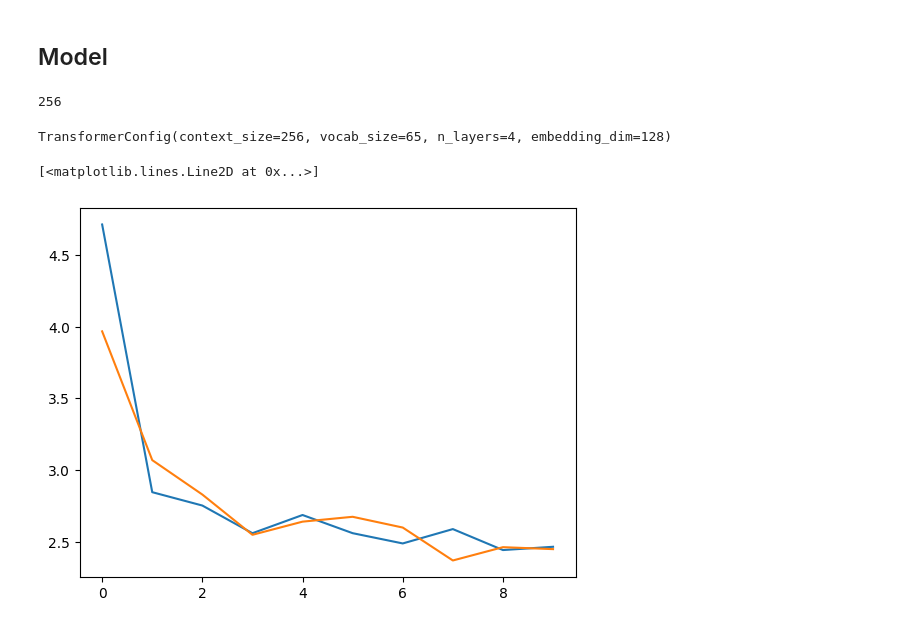
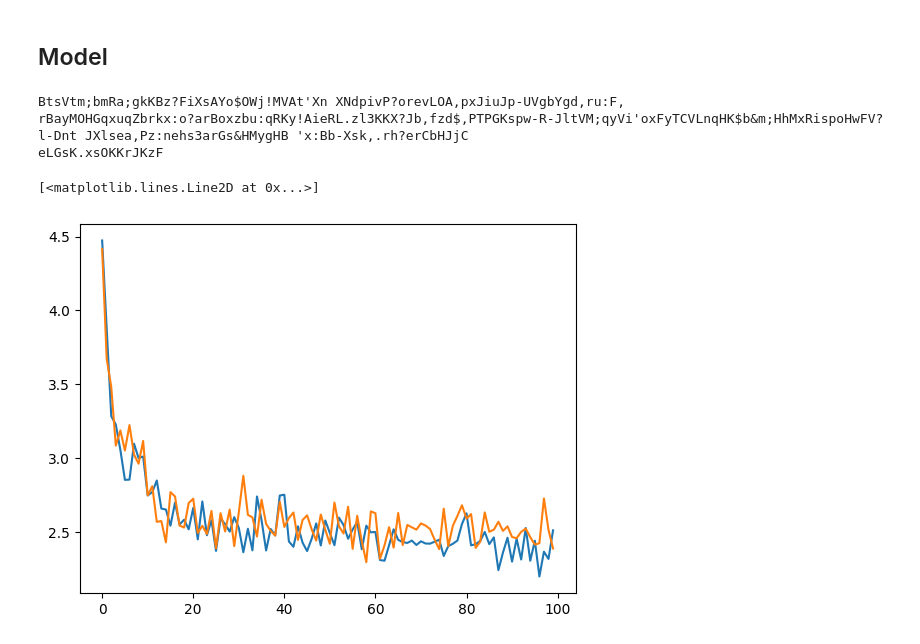
Before and after one commit to holmrenser/deep_learning, a Jupyter notebook: naive_transformer.ipynb, the cells around one changed output. Saved outputs shown, nothing was run; the diff lists cells and outputs as text; code cells hidden in the pictures.

```diff
--- a/naive_transformer.ipynb
+++ b/naive_transformer.ipynb
@@ -110,18 +110,17 @@ class DotProductAttention(nn.Module):
     """"""
     def __init__(self, embedding_dim: int, bias: bool=False):
         super().__init__()
+        self.embedding_dim = embedding_dim
         self.w_k = nn.Linear(in_features=embedding_dim, out_features=embedding_dim, bias=bias)
         self.w_q = nn.Linear(in_features=embedding_dim, out_features=embedding_dim, bias=bias)
         self.w_v = nn.Linear(in_features=embedding_dim, out_features=embedding_dim, bias=bias)
 
     def forward(self, x: torch.tensor) -> torch.tensor:
-        _,embedding_dim = x.size()
-
         k = self.w_k(x)
         q = self.w_q(x)
         v = self.w_v(x)
 
-        attention = (k @ q.T) / math.sqrt(embedding_dim)
+        attention = (k @ q.T) / math.sqrt(self.embedding_dim)
 
         return F.softmax(attention, dim=-1) @ v
 
@@ -158,6 +157,8 @@ class NaiveTransformer(nn.Module):
     """"""
     def __init__(self, context_size: int, vocab_size: int, n_layers: int=4, embedding_dim: int=256):
         super().__init__()
+        self.context_size = context_size
+        self.vocab_size = vocab_size
         self.transformer = nn.Sequential(
             nn.Embedding(num_embeddings=vocab_size, embedding_dim=embedding_dim), # token embedding
             AdditivePositionalEmbedding(context_size, embedding_dim), # position embedding
@@ -170,60 +171,72 @@ class NaiveTransformer(nn.Module):
         loss = None if targets is None else F.cross_entropy(logits, targets)
         return logits, loss
 
-    def generate(self, sample_length: int=256):
-        pass
+    def generate(self, sample_length: int=256) -> list[int]:
+        """Generate sample tokens"""
+        device = next(self.parameters()).device
+        idx = torch.zeros(1, dtype=torch.long, device=device)
+
+        for _ in trange(sample_length):
+            logits,_ = self(idx[-self.context_size:])
+            logits = logits[-1,:]
+
+            probs = F.softmax(logits, dim=-1)
+
+            idx_next = torch.multinomial(probs, num_samples=1)
+            idx = torch.cat([idx, idx_next])
+
+        return idx.tolist()
 
 model = NaiveTransformer(context_size=dataset.context_size, vocab_size=dataset.vocab_size)
+sample = model.generate()
+print(dataset.tokenizer.decode(sample))
+# %% [output]
+BtsVtm;bmRa;gkKBz?FiXsAYo$OWj!MVAt'Xn XNdpivP?orevLOA,pxJiuJp-UVgbYgd,ru:F,
+rBayMOHGqxuqZbrkx:o?arBoxzbu:qRKy!AieRL.zl3KKX?Jb,fzd$,PTPGKspw-R-JltVM;qyVi'oxFyTCVLnqHK$b&m;HhMxRispoHwFV?l-Dnt JXlsea,Pz:nehs3arGs&HMygHB 'x:Bb-Xsk,.rh?erCbHJjC
+eLGsK.xsOKKrJKzF
-# %%
-x.size(0)
-# %% [output]
-256
 # %%
 dataset = CharacterDataset.from_textfile('./input.txt', context_size=256)
 train_dataset, test_dataset = dataset.train_test_split()
 
-config = TransformerConfig(context_size=dataset.context_size, vocab_size=dataset.vocab_size, embedding_dim=128)
+model = NaiveTransformer(context_size=dataset.context_size, vocab_size=dataset.vocab_size, embedding_dim=32)
+model = model.to(DEVICE)
 
-print(config)
-
-model = NaiveTransformer(config)
-model = model.to(DEVICE)
+batch_size = 50
+n_train_steps = 1000
 
 train_dataloader = DataLoader(
     dataset=train_dataset,
-    sampler=RandomSampler(train_dataset, replacement=False, num_samples=5000),
-    batch_size=50
+    sampler=RandomSampler(train_dataset, num_samples=batch_size * n_train_steps),
+    batch_size=batch_size
 )
 
 test_dataloader = DataLoader(
     dataset=test_dataset,
-    sampler=RandomSampler(test_dataset, replacement=False, num_samples=1000),
-    batch_size=10
+    sampler=RandomSampler(test_dataset),
+    batch_size=batch_size
 )
 test_dataloader = iter(test_dataloader)
 
 train_loss = []
 test_loss = []
 
 optimizer = torch.optim.AdamW(model.parameters(), lr=1e-3)
 
 for i, train_batch in enumerate(tqdm(train_dataloader)):
     model.zero_grad()
     for x,y in zip(*train_batch):
         _,loss = model(x.to(DEVICE), y.to(DEVICE))
         # backprop and update the parameters
-
         loss.backward()
     optimizer.step()
 
     if i % 10 == 0:
         test_x, test_y = next(test_dataloader)
         test_loss.append(model(test_x[0].to(DEVICE), test_y[0].to(DEVICE))[1].item())
         train_loss.append(loss.item())
 
 plt.plot(train_loss, label='train')
 plt.plot(test_loss, label='test')
 # %% [output]
-TransformerConfig(context_size=256, vocab_size=65, n_layers=4, embedding_dim=128)
+[<matplotlib.lines.Line2D at 0x...>]
-[<matplotlib.lines.Line2D at 0x...>]
-[figure, old version]
+[figure, new version]
```
Also changed, not shown: parts of 2 cells of this notebook, 6 other files.
